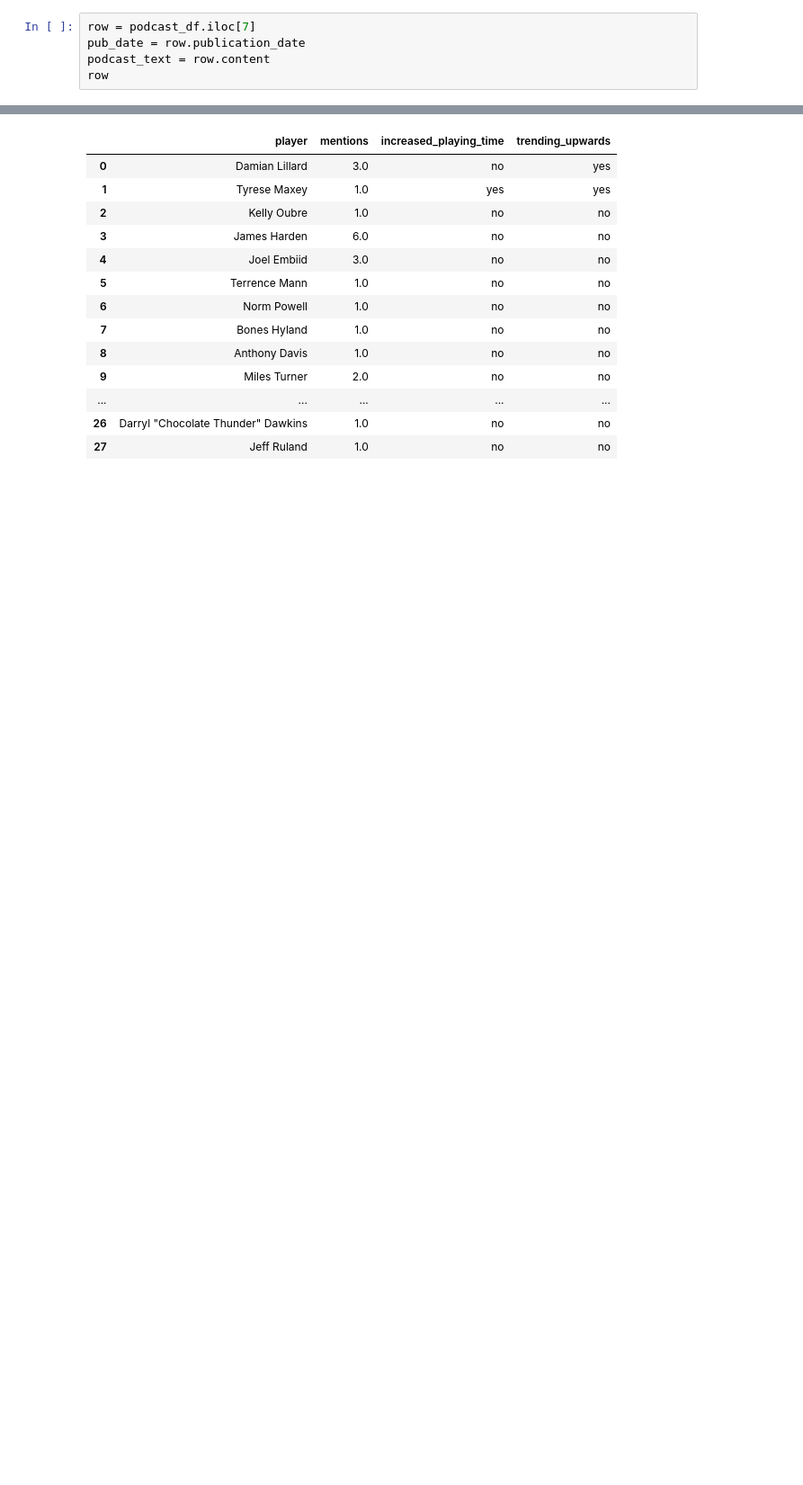
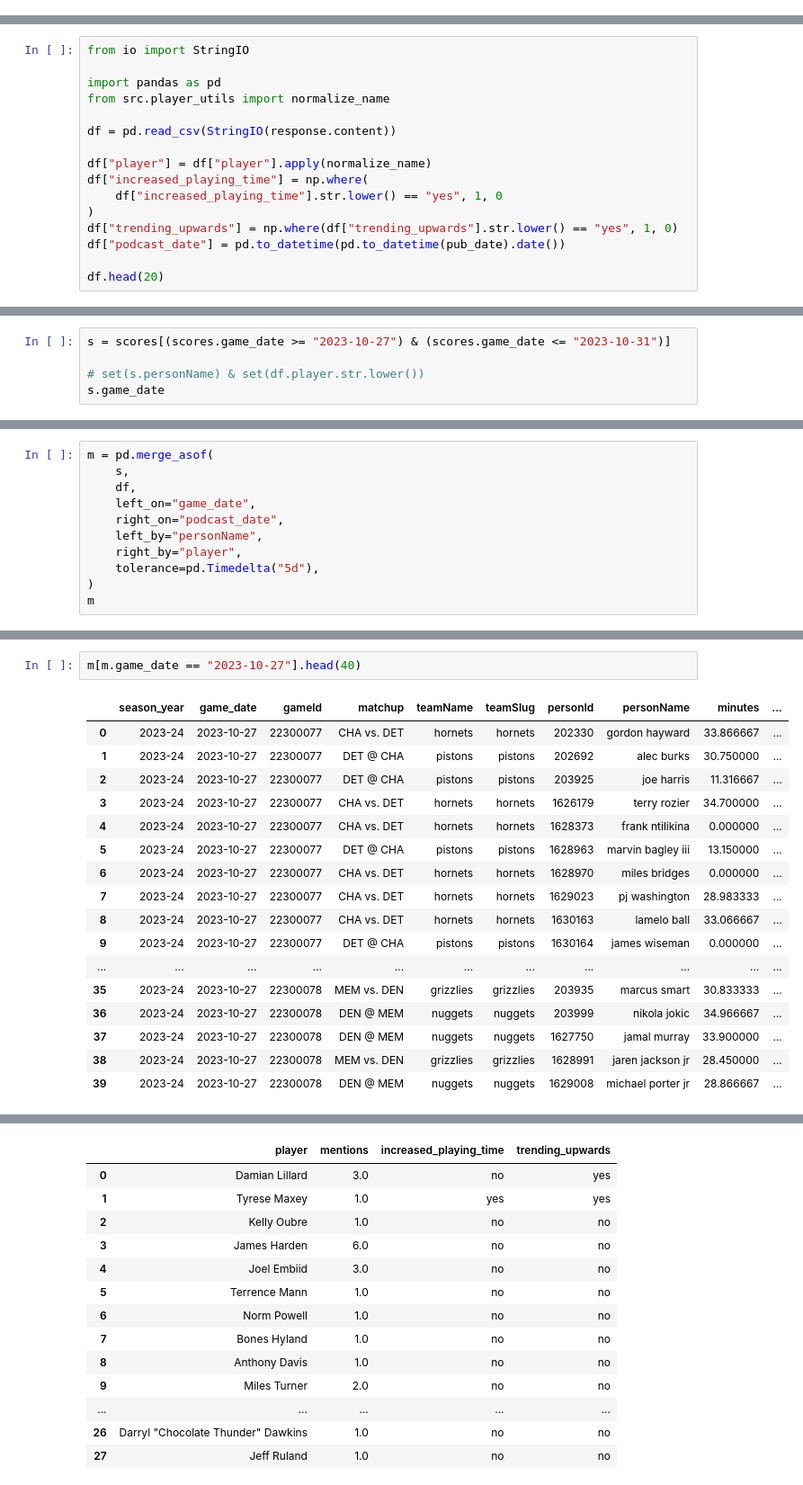
Before and after one commit to patcao/FantasyPodcastInsights, a Jupyter notebook: notebooks/LLM-Call-Test.ipynb, the cells around one changed output, grey strips where cells are left out. Shown: that part at 90% size. Cells and saved outputs as stored; diff of their text form; blank space fills up the shorter version.

```diff
--- a/notebooks/LLM-Call-Test.ipynb
+++ b/notebooks/LLM-Call-Test.ipynb
@@ -68,5 +43,0 @@ d[d.personName == 'Xavier Tillman'.lower()]
-# %%
-row = podcast_df.iloc[7]
-pub_date = row.publication_date
-podcast_text = row.content
-row
@@ -190,0 +180,16 @@ df
+# %%
+from io import StringIO
+
+import pandas as pd
+from src.player_utils import normalize_name
+
+df = pd.read_csv(StringIO(response.content))
+
+df["player"] = df["player"].apply(normalize_name)
+df["increased_playing_time"] = np.where(
+    df["increased_playing_time"].str.lower() == "yes", 1, 0
+)
+df["trending_upwards"] = np.where(df["trending_upwards"].str.lower() == "yes", 1, 0)
+df["podcast_date"] = pd.to_datetime(pd.to_datetime(pub_date).date())
+
+df.head(20)
@@ -190,0 +232,5 @@ df
+# %%
+s = scores[(scores.game_date >= "2023-10-27") & (scores.game_date <= "2023-10-31")]
+
+# set(s.personName) & set(df.player.str.lower())
+s.game_date
@@ -190,0 +265,11 @@ df
+# %%
+m = pd.merge_asof(
+    s,
+    df,
+    left_on="game_date",
+    right_on="podcast_date",
+    left_by="personName",
+    right_by="player",
+    tolerance=pd.Timedelta("5d"),
+)
+m
@@ -190,0 +290,20 @@ df
+# %%
+m[m.game_date == "2023-10-27"].head(40)
+# %% [output]
+|  | season_year | game_date | gameId | matchup | teamName | teamSlug | personId | personName | minutes | ... |
+| 0 | 2023-24 | 2023-10-27 | 22300077 | CHA vs. DET | hornets | hornets | 202330 | gordon hayward | 33.866667 | ... |
+| 1 | 2023-24 | 2023-10-27 | 22300077 | DET @ CHA | pistons | pistons | 202692 | alec burks | 30.750000 | ... |
+| 2 | 2023-24 | 2023-10-27 | 22300077 | DET @ CHA | pistons | pistons | 203925 | joe harris | 11.316667 | ... |
+| 3 | 2023-24 | 2023-10-27 | 22300077 | CHA vs. DET | hornets | hornets | 1626179 | terry rozier | 34.700000 | ... |
+| 4 | 2023-24 | 2023-10-27 | 22300077 | CHA vs. DET | hornets | hornets | 1628373 | frank ntilikina | 0.000000 | ... |
+| 5 | 2023-24 | 2023-10-27 | 22300077 | DET @ CHA | pistons | pistons | 1628963 | marvin bagley iii | 13.150000 | ... |
+| 6 | 2023-24 | 2023-10-27 | 22300077 | CHA vs. DET | hornets | hornets | 1628970 | miles bridges | 0.000000 | ... |
+| 7 | 2023-24 | 2023-10-27 | 22300077 | CHA vs. DET | hornets | hornets | 1629023 | pj washington | 28.983333 | ... |
+| 8 | 2023-24 | 2023-10-27 | 22300077 | CHA vs. DET | hornets | hornets | 1630163 | lamelo ball | 33.066667 | ... |
+| 9 | 2023-24 | 2023-10-27 | 22300077 | DET @ CHA | pistons | pistons | 1630164 | james wiseman | 0.000000 | ... |
+| ... | ... | ... | ... | ... | ... | ... | ... | ... | ... | ... |
+| 35 | 2023-24 | 2023-10-27 | 22300078 | MEM vs. DEN | grizzlies | grizzlies | 203935 | marcus smart | 30.833333 | ... |
+| 36 | 2023-24 | 2023-10-27 | 22300078 | DEN @ MEM | nuggets | nuggets | 203999 | nikola jokic | 34.966667 | ... |
+| 37 | 2023-24 | 2023-10-27 | 22300078 | DEN @ MEM | nuggets | nuggets | 1627750 | jamal murray | 33.900000 | ... |
+| 38 | 2023-24 | 2023-10-27 | 22300078 | MEM vs. DEN | grizzlies | grizzlies | 1628991 | jaren jackson jr | 28.450000 | ... |
+| 39 | 2023-24 | 2023-10-27 | 22300078 | DEN @ MEM | nuggets | nuggets | 1629008 | michael porter jr | 28.866667 | ... |
```
Also changed, not shown: parts of 27 cells of this notebook, 6 other files.
